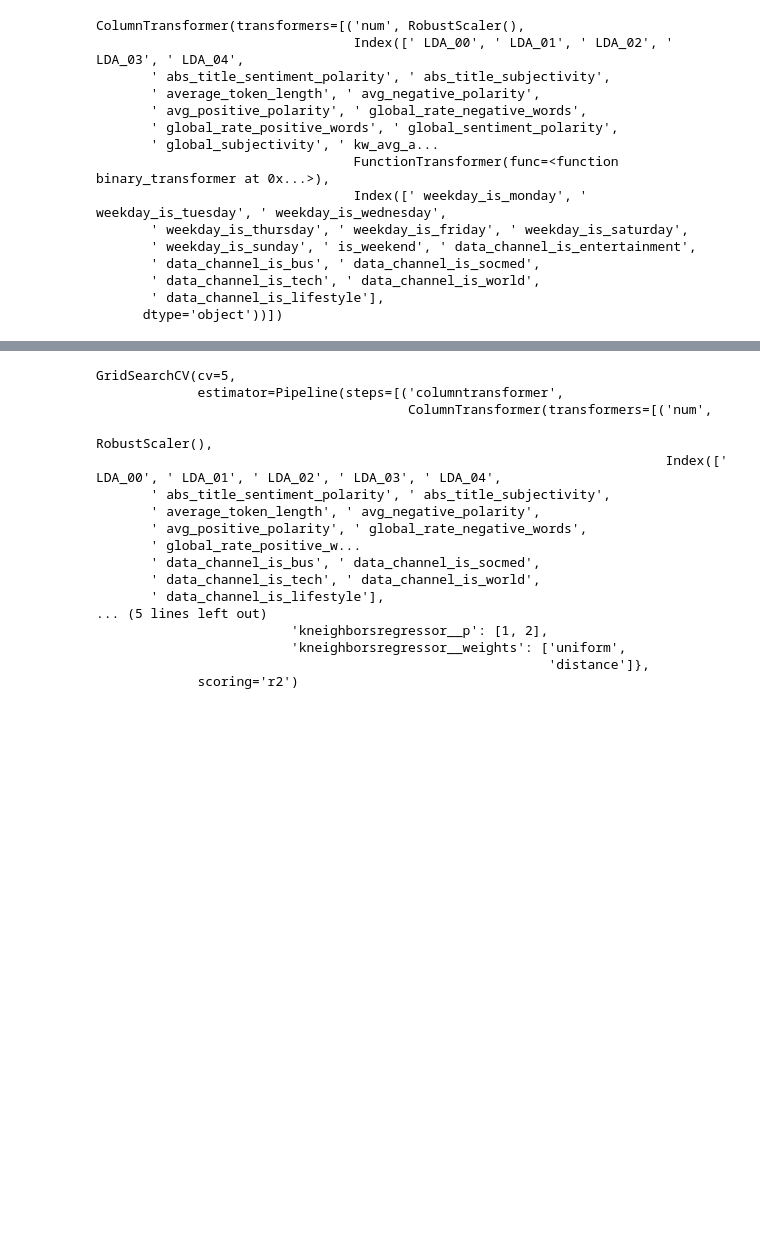
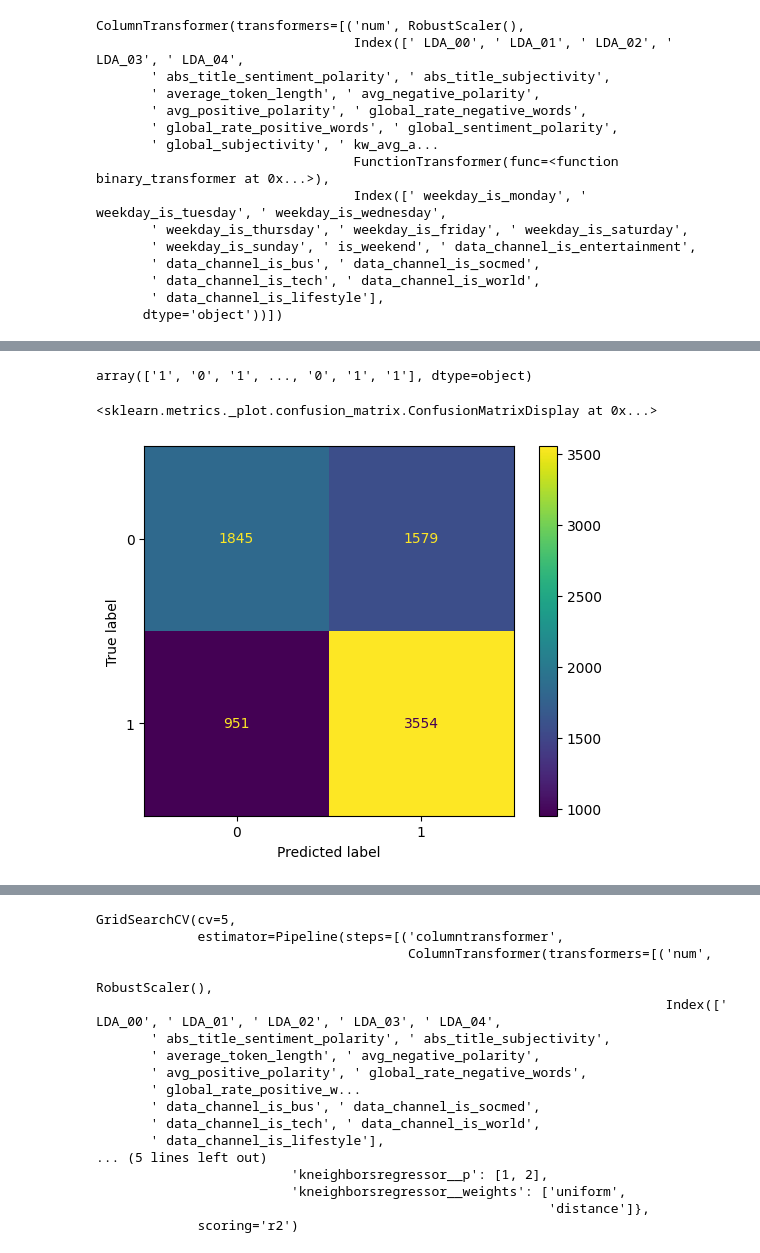
Before and after one commit to bigirimanainnocent12/Apprentissage_automatique, a Jupyter notebook: Apprentissage_Automatique.ipynb, the cells around one changed output, grey strips where cells are left out. Saved outputs shown, nothing was run; the diff lists cells and outputs as text; code cells hidden in the pictures; blank space fills up the shorter version.

```diff
--- a/Apprentissage_Automatique.ipynb
+++ b/Apprentissage_Automatique.ipynb
@@ -349,3 +349,9 @@ test_resulat[test_resulat["p-val"]< 0.05].sort_values(by="p-val",ascending=False
 | data_channel_is_entertainment | 95085133.5 | 2.030664e-115 |
 | is_weekend | 112618860.5 | 1.871523e-200 |
 | data_channel_is_world | 100277061.0 | 1.365989e-246 |
+# %%
+def z(share):
+  # Use apply to apply the function element-wise to the Series
+  return share.apply(lambda x: '0' if x <= 1200 else '1').astype("object")
+
+data["partage"]= pd.DataFrame(z(data[' shares']))
@@ -370,8 +384,8 @@ from sklearn.model_selection import train_test_split
 from sklearn.linear_model import LogisticRegression
 from sklearn.neighbors import KNeighborsClassifier
 # %%
-X=data.drop(" shares",axis=1)
-Y=data[" shares"]
+X=data.drop([" shares","partage"],axis=1)
+Y=data["partage"]
 # %%
 from sklearn.model_selection import train_test_split
 X_train, X_test, y_train, y_test = train_test_split(X, Y, test_size=0.2, random_state=42)
@@ -407,12 +421,14 @@ ColumnTransformer(transformers=[('num', RobustScaler(),
       dtype='object'))])
 # %%
 from sklearn.pipeline import make_pipeline
-from sklearn.neighbors import KNeighborsRegressor
+from sklearn.neighbors import KNeighborsClassifier
+from sklearn.linear_model import LogisticRegression
+from sklearn.ensemble import RandomForestClassifier
 
 
 model = make_pipeline(
     preprocessor,
-    KNeighborsRegressor()
+    RandomForestClassifier()
 )
 # %%
 model
@@ -434,0 +451,2 @@ Pipeline(steps=[('columntransformer',
+# %%
+model.fit(X_train, y_train)
@@ -434,0 +469,10 @@ Pipeline(steps=[('columntransformer',
+# %%
+model.predict(X_test)
+# %% [output]
+array(['1', '0', '1', ..., '0', '1', '1'], dtype=object)
+# %%
+from sklearn.metrics import ConfusionMatrixDisplay, confusion_matrix
+ConfusionMatrixDisplay(confusion_matrix(y_test,model.predict(X_test))).plot()
+# %% [output]
+<sklearn.metrics._plot.confusion_matrix.ConfusionMatrixDisplay at 0x...>
+[figure, added]
```
Also changed, not shown: parts of 5 cells of this notebook.
